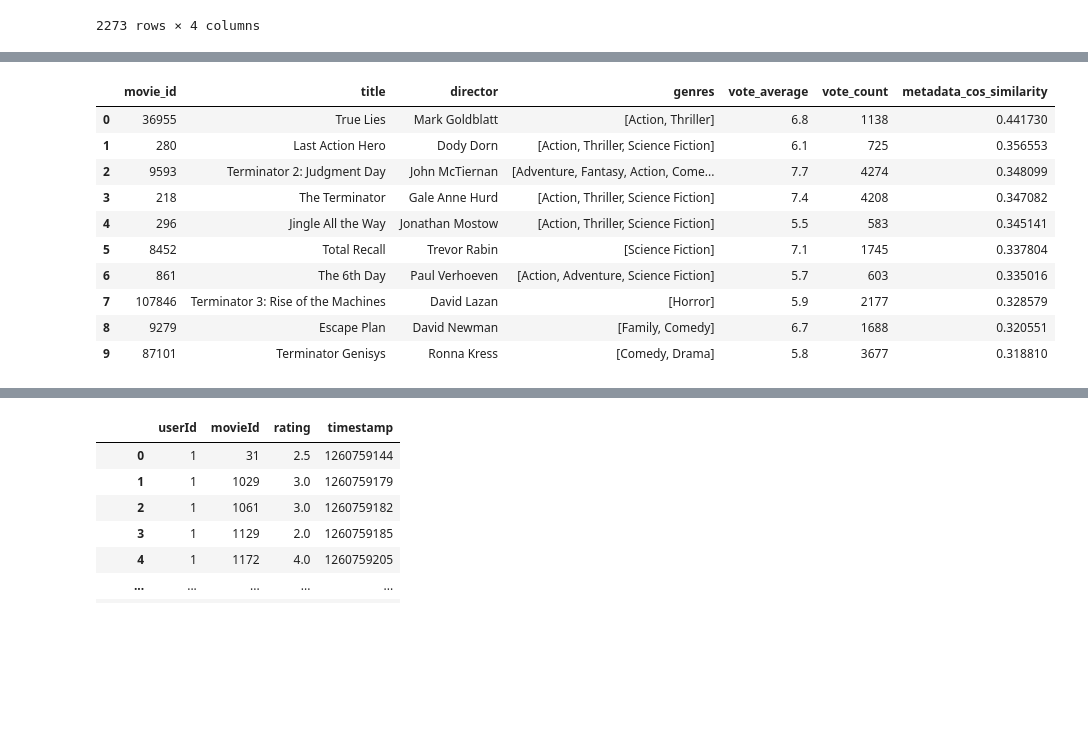
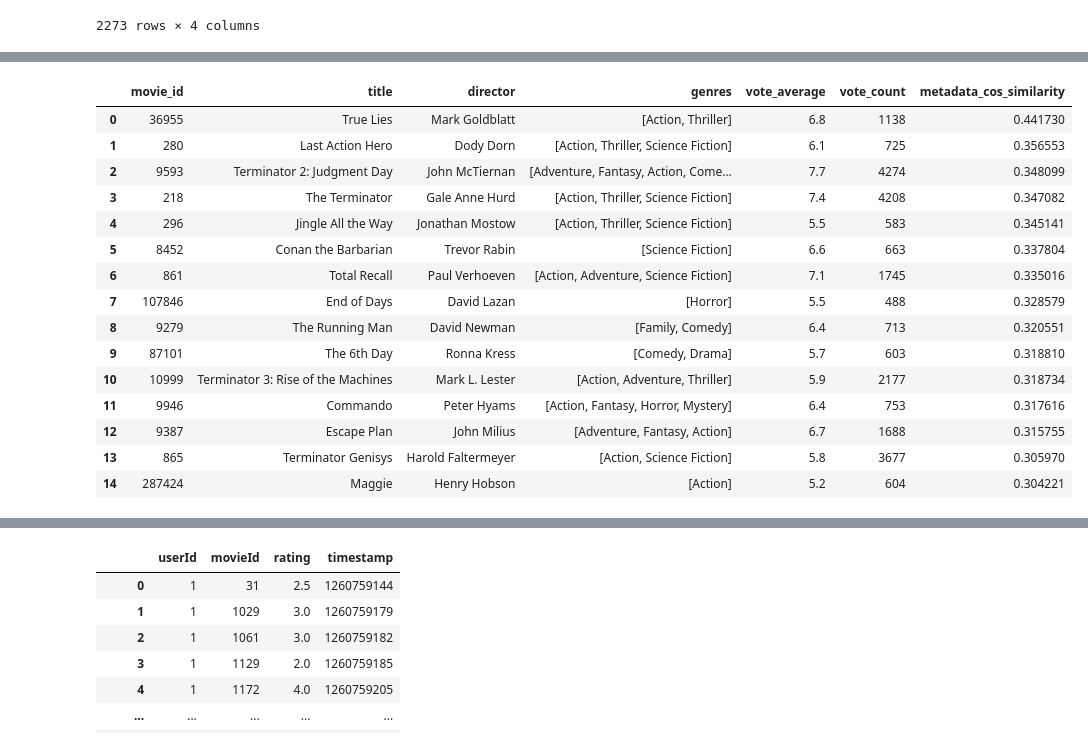
Before and after one commit to medram/movies_recommendation_system, a Jupyter notebook: recomendation_system.ipynb, the cells around one changed output, grey strips where cells are left out. Cells and saved outputs as stored; diff of their text form; code cells hidden in the pictures; blank space fills up the shorter version.

```diff
--- a/recomendation_system.ipynb
+++ b/recomendation_system.ipynb
@@ -320,16 +383,21 @@ def metadata_recommender(query, df, n_results=10):
 
     return df
 # %%
-metadata_recommender('Arnold Schwarzenegger', metadata_df)
+metadata_recommender('Arnold Schwarzenegger', metadata_df, n_results=15)
 # %% [output]
 |  | movie_id | title | director | genres | vote_average | vote_count | metadata_cos_similarity |
 | 0 | 36955 | True Lies | Mark Goldblatt | [Action, Thriller] | 6.8 | 1138 | 0.441730 |
 | 1 | 280 | Last Action Hero | Dody Dorn | [Action, Thriller, Science Fiction] | 6.1 | 725 | 0.356553 |
 | 2 | 9593 | Terminator 2: Judgment Day | John McTiernan | [Adventure, Fantasy, Action, Come... | 7.7 | 4274 | 0.348099 |
 | 3 | 218 | The Terminator | Gale Anne Hurd | [Action, Thriller, Science Fiction] | 7.4 | 4208 | 0.347082 |
 | 4 | 296 | Jingle All the Way | Jonathan Mostow | [Action, Thriller, Science Fiction] | 5.5 | 583 | 0.345141 |
-| 5 | 8452 | Total Recall | Trevor Rabin | [Science Fiction] | 7.1 | 1745 | 0.337804 |
-| 6 | 861 | The 6th Day | Paul Verhoeven | [Action, Adventure, Science Fiction] | 5.7 | 603 | 0.335016 |
-| 7 | 107846 | Terminator 3: Rise of the Machines | David Lazan | [Horror] | 5.9 | 2177 | 0.328579 |
-| 8 | 9279 | Escape Plan | David Newman | [Family, Comedy] | 6.7 | 1688 | 0.320551 |
-| 9 | 87101 | Terminator Genisys | Ronna Kress | [Comedy, Drama] | 5.8 | 3677 | 0.318810 |
+| 5 | 8452 | Conan the Barbarian | Trevor Rabin | [Science Fiction] | 6.6 | 663 | 0.337804 |
+| 6 | 861 | Total Recall | Paul Verhoeven | [Action, Adventure, Science Fiction] | 7.1 | 1745 | 0.335016 |
+| 7 | 107846 | End of Days | David Lazan | [Horror] | 5.5 | 488 | 0.328579 |
+| 8 | 9279 | The Running Man | David Newman | [Family, Comedy] | 6.4 | 713 | 0.320551 |
+| 9 | 87101 | The 6th Day | Ronna Kress | [Comedy, Drama] | 5.7 | 603 | 0.318810 |
+| 10 | 10999 | Terminator 3: Rise of the Machines | Mark L. Lester | [Action, Adventure, Thriller] | 5.9 | 2177 | 0.318734 |
+| 11 | 9946 | Commando | Peter Hyams | [Action, Fantasy, Horror, Mystery] | 6.4 | 753 | 0.317616 |
+| 12 | 9387 | Escape Plan | John Milius | [Adventure, Fantasy, Action] | 6.7 | 1688 | 0.315755 |
+| 13 | 865 | Terminator Genisys | Harold Faltermeyer | [Action, Science Fiction] | 5.8 | 3677 | 0.305970 |
+| 14 | 287424 | Maggie | Henry Hobson | [Action] | 5.2 | 604 | 0.304221 |
```
Also changed, not shown: parts of 19 cells of this notebook.
